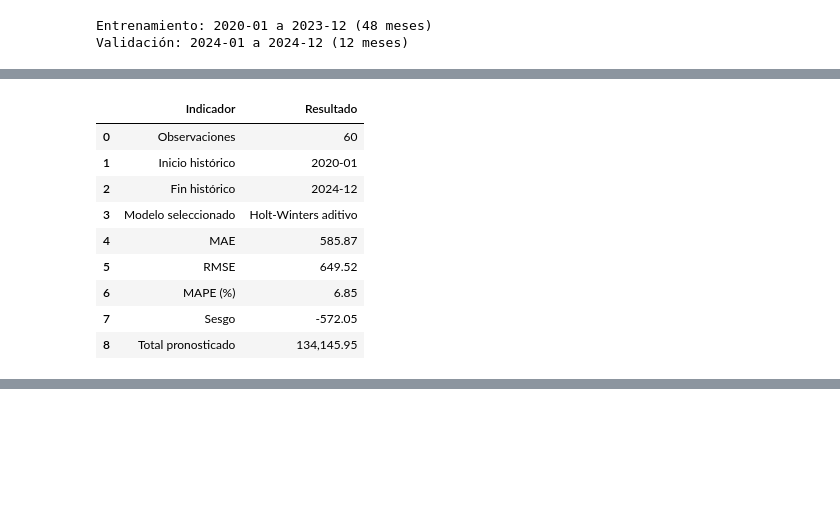
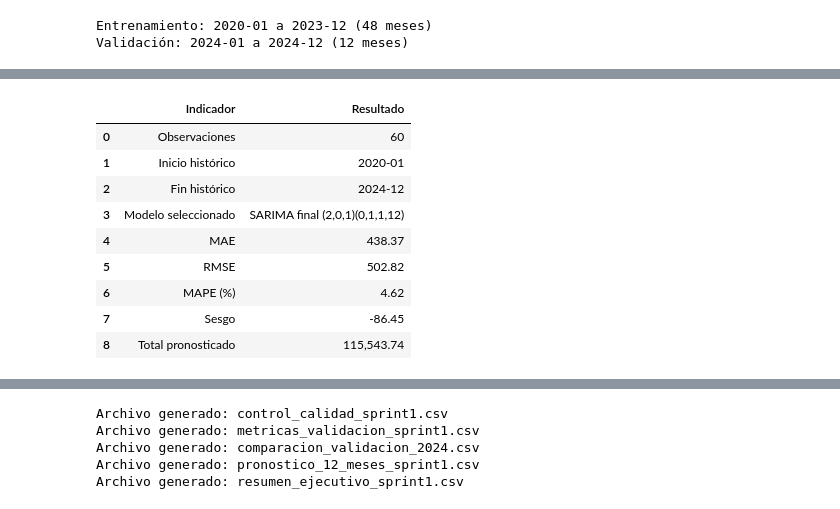
Before and after one commit to JavierLartundoUSS/Proyecto-Gesti-n-de-Operaci-n-Grupo-1, a Jupyter notebook: Grupo1-Gestión-Operaciones.ipynb, the cells around one changed output, grey strips where cells are left out. Drawn from its saved outputs; the diff is of its cells as text; code cells hidden in the pictures; blank space fills up the shorter version.

```diff
--- a/Grupo1-Gestión-Operaciones.ipynb
+++ b/Grupo1-Gestión-Operaciones.ipynb
@@ -1,14 +1,16 @@
 # %%
-!pip -q install openpyxl statsmodels scikit-learn
+%pip install -q openpyxl matplotlib statsmodels scikit-learn
+
 
 import os, warnings
 import numpy as np
 import pandas as pd
 import matplotlib.pyplot as plt
-from google.colab import files
+#from google.colab import files
 from IPython.display import display, Markdown
 from statsmodels.tsa.holtwinters import ExponentialSmoothing
 from statsmodels.tsa.seasonal import seasonal_decompose
+from statsmodels.tsa.statespace.sarimax import SARIMAX
 from sklearn.ensemble import RandomForestRegressor
 from sklearn.metrics import mean_absolute_error, mean_squared_error
 
@@ -16,15 +18,7 @@ warnings.filterwarnings("ignore")
 pd.set_option("display.max_columns", None)
 pd.set_option("display.float_format", lambda x: f"{x:,.2f}")
 
-archivo = "Proyecto_Filtros_Automotrices (1).xlsx"
-if not os.path.exists(archivo):
-    print("Sube el Excel del caso AutoPartes Sur.")
-    cargados = files.upload()
-    candidatos = [n for n in cargados if n.lower().endswith((".xlsx", ".xls"))]
-    if not candidatos:
-        raise FileNotFoundError("No se recibió un Excel.")
-    archivo = candidatos[0]
-
+archivo = "https://raw.githubusercontent.com/JavierLartundoUSS/Proyecto-Gesti-n-de-Operaci-n-Grupo-1/main/Proyecto_Filtros_Automotrices.xlsx"
 xls = pd.ExcelFile(archivo)
 print("Hojas:", xls.sheet_names)
 if "Demanda_Historica" not in xls.sheet_names:
@@ -222,13 +291,20 @@ plt.barh(orden["Modelo"], orden["RMSE"])
 plt.title("Comparación de modelos según RMSE"); plt.xlabel("RMSE (filtros)")
 plt.grid(axis="x", alpha=.3); plt.tight_layout(); plt.show()
 
+mejor_modelo = tabla_metricas.iloc[0]["Modelo"]
+
 errores = pd.DataFrame({"Demanda real": test})
 for nombre, pred in preds.items():
-    errores[nombre] = pred
+    if nombre != mejor_modelo:
+        errores[nombre] = pred
+
+errores[mejor_modelo] = preds[mejor_modelo]
+errores["Diferencia real - modelo electo"] = (
+    errores["Demanda real"] - errores[mejor_modelo]
+)
 display(errores.round(2))
 
-mejor_modelo = tabla_metricas.iloc[0]["Modelo"]
-residuos = test.values - preds[mejor_modelo]
+residuos = errores["Diferencia real - modelo electo"].to_numpy()
 plt.figure(figsize=(12,4))
 plt.axhline(0, linestyle="--")
 plt.plot(test.index, residuos, marker="o")
@@ -339,32 +429,33 @@ Residuos para banda empírica: 12
 # %%
 fila_sel = tabla_metricas.loc[tabla_metricas["Modelo"] == modelo_seleccionado].iloc[0]
 resumen = pd.DataFrame({
     "Indicador": ["Observaciones", "Inicio histórico", "Fin histórico", "Modelo seleccionado",
                   "MAE", "RMSE", "MAPE (%)", "Sesgo", "Total pronosticado"],
     "Resultado": [len(y), y.index.min().strftime("%Y-%m"), y.index.max().strftime("%Y-%m"),
                   modelo_seleccionado, fila_sel["MAE"], fila_sel["RMSE"], fila_sel["MAPE (%)"],
                   fila_sel["Sesgo (real - pronóstico)"], pronostico["Pronostico"].sum()]
 })
 display(resumen)
 
 control.to_csv("control_calidad_sprint1.csv", index=False, encoding="utf-8-sig")
 tabla_metricas.to_csv("metricas_validacion_sprint1.csv", index=False, encoding="utf-8-sig")
 errores.to_csv("comparacion_validacion_2024.csv", encoding="utf-8-sig")
 pronostico.to_csv("pronostico_12_meses_sprint1.csv", index=False, encoding="utf-8-sig")
 resumen.to_csv("resumen_ejecutivo_sprint1.csv", index=False, encoding="utf-8-sig")
 
 for nombre in ["control_calidad_sprint1.csv", "metricas_validacion_sprint1.csv",
                "comparacion_validacion_2024.csv", "pronostico_12_meses_sprint1.csv",
                "resumen_ejecutivo_sprint1.csv"]:
-    files.download(nombre)
+    if os.path.exists(nombre):
+        print(f"Archivo generado: {nombre}")
 # %% [output]
 |  | Indicador | Resultado |
 | 0 | Observaciones | 60 |
 | 1 | Inicio histórico | 2020-01 |
 | 2 | Fin histórico | 2024-12 |
-| 3 | Modelo seleccionado | Holt-Winters aditivo |
-| 4 | MAE | 585.87 |
-| 5 | RMSE | 649.52 |
-| 6 | MAPE (%) | 6.85 |
-| 7 | Sesgo | -572.05 |
-| 8 | Total pronosticado | 134,145.95 |
+| 3 | Modelo seleccionado | SARIMA final (2,0,1)(0,1,1,12) |
+| 4 | MAE | 438.37 |
+| 5 | RMSE | 502.82 |
+| 6 | MAPE (%) | 4.62 |
+| 7 | Sesgo | -86.45 |
+| 8 | Total pronosticado | 115,543.74 |
@@ -380,0 +462,5 @@ for nombre in ["control_calidad_sprint1.csv", "metricas_validacion_sprint1.csv",
+Archivo generado: control_calidad_sprint1.csv
+Archivo generado: metricas_validacion_sprint1.csv
+Archivo generado: comparacion_validacion_2024.csv
+Archivo generado: pronostico_12_meses_sprint1.csv
+Archivo generado: resumen_ejecutivo_sprint1.csv
```
Also changed, not shown: parts of 7 cells of this notebook, 8 other files.
